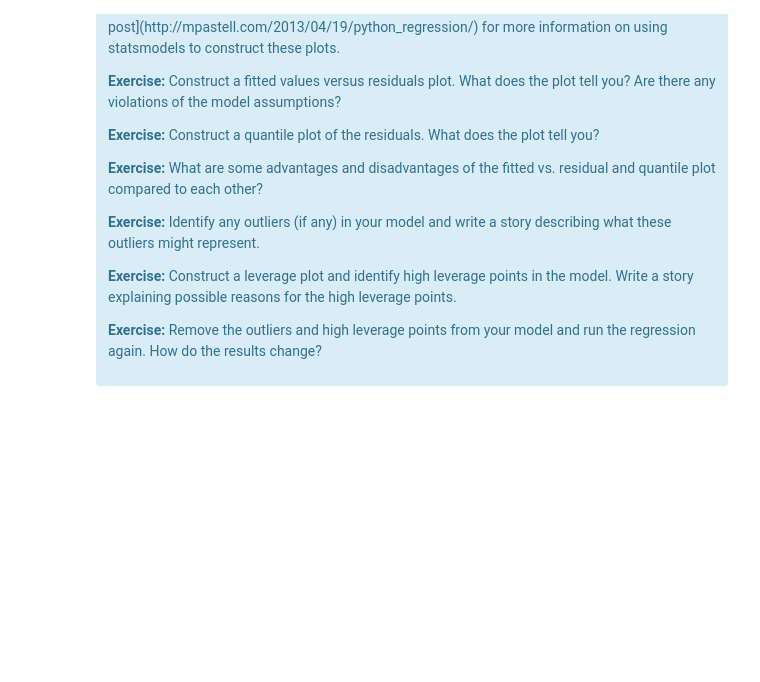
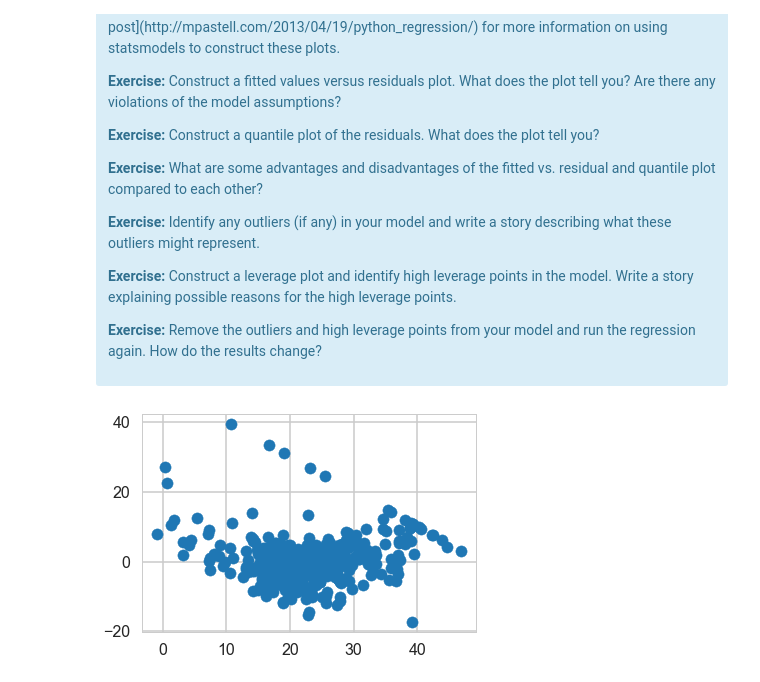
Before and after one commit to sittingman/springboardproj, a Jupyter notebook: linear_regression/Mini_Project_Linear_Regression.ipynb, the cells around one changed output. Drawn from its saved outputs; the diff is of its cells as text; code cells hidden in the pictures; blank space fills up the shorter version.

Commit message:
complete all parts except last question on outliers removal

```diff
--- a/linear_regression/Mini_Project_Linear_Regression.ipynb
+++ b/linear_regression/Mini_Project_Linear_Regression.ipynb
@@ -780,8 +773,8 @@ R square is 0.5934141551136979
 # %% [markdown]
 0.6 indicate that the 3 variables together can provide more accuracy predictions on price than when using only 1 variable.
 # %%
-m = ols('PRICE ~ CRIM+RM+PTRATIO',bos).fit()
-print(m.summary())
+m_1 = ols('PRICE ~ CRIM+RM+PTRATIO',bos).fit()
+print(m_1.summary())
 # %% [output]
                             OLS Regression Results
 ==============================================================================
@@ -881,0 +913,6 @@ There are some other issues that are important investigate with linear regressio
+# %%
+# Part 3 model is m_1
+# Fitted values vs residuals plot
+plt.scatter(m_1.fittedvalues, m_1.resid);
+# %% [output]
+[figure, added]
```
Also changed, not shown: parts of 21 cells of this notebook.
